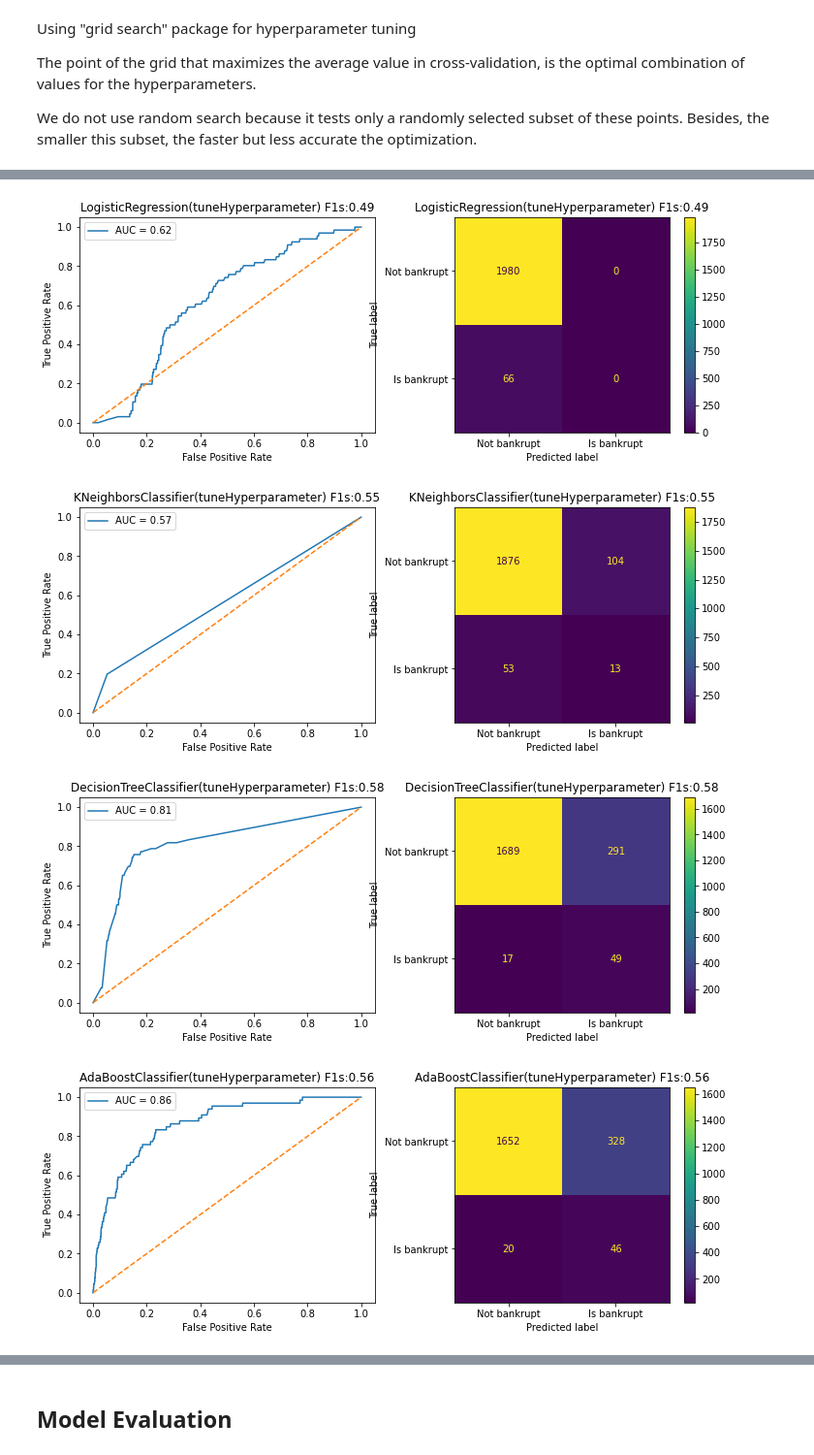
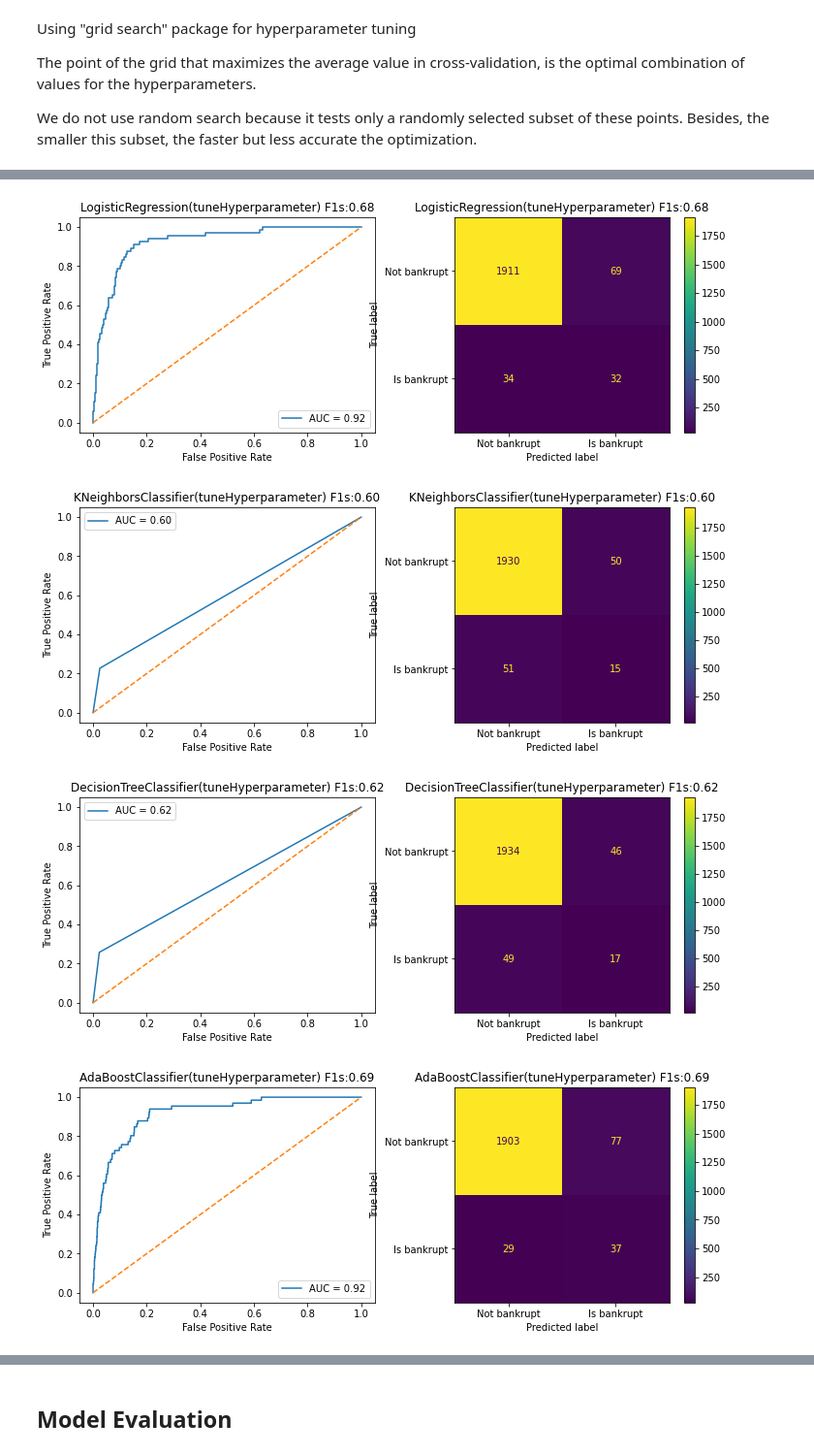
Before and after one commit to gg41825/ml-group-project, a Jupyter notebook: Bankruptcy_Jan20_final.ipynb, the cells around one changed output, grey strips where cells are left out. Shown at 97% size. Cells and saved outputs as stored; diff of their text form; code cells hidden in the pictures.

```diff
--- a/Bankruptcy_Jan20_final.ipynb
+++ b/Bankruptcy_Jan20_final.ipynb
@@ -454,3 +448,5 @@ GradientBoostingClassifier: train accurancy- 0.98 and test accruancy- 0.94
 check_overfitting(X_smote, y_smote, X_test, y_test, 30)
 # %% [output]
 [figure]
+# %%
+check_overfitting(X_overSampling, y_overSampling, X_test, y_test, 30)
@@ -533,5 +484,5 @@ GradientBoostingClassifier: train accurancy- 0.98 and test accruancy- 0.97
 # %%
-X_resample = X_smote.copy()
-y_resample = y_smote.copy()
+X_resample = X_overSampling.copy()
+y_resample = y_overSampling.copy()
 X_resample.shape, y_resample.shape
 # %% [output]
@@ -805,6 +719,7 @@ models_accurracy
 # %%
-X_train_final = X_train_kBest.copy()
-X_test_final = X_test_kBest.copy()
+
+X_train_final = train_targetHighCorr.copy()
+X_test_final = test_targetHighCorr.copy()
 
 X_train_final.shape, X_test_final.shape
 
@@ -896,20 +813,22 @@ model_params = {
             ],  # the number of trees in the forest
         },
     },
-    "gradient_boosting": {
-        "model": GradientBoostingClassifier(),
+    "XGBClassifier": {
+        "model": XGBClassifier(),
         "params": {
-            "n_estimators": [
+            "min_child_weight": [
                 1,
                 5,
-                7,
                 10,
-                44,
-                50,
-                60,
             ],  # the number of trees in the forest
+            "max_depth": [
+                3,
+                4,
+                5,
+            ],
         },
     },
+    # to-do Ginny add LGBM model
 }
 # %%
 # to find the best hyperparameters
@@ -938,11 +858,12 @@ df
 # %%
 # display optimal solutions
-optimal_models = [RandomForestClassifier(n_estimators=44),
-                  LogisticRegression(solver="liblinear", C=1),
-                  KNeighborsClassifier(n_neighbors=1, p=2),
-                  DecisionTreeClassifier(max_depth=10),
-                  AdaBoostClassifier(n_estimators=60),
-                  GradientBoostingClassifier(n_estimators=60),
+optimal_models = [RandomForestClassifier(n_estimators = 50),
+                  LogisticRegression(solver = "liblinear", C = 9),
+                  KNeighborsClassifier(n_neighbors = 1, p = 2),
+                  DecisionTreeClassifier(max_depth = 40),
+                  AdaBoostClassifier(n_estimators = 60),
+                  XGBClassifier(min_child_weight = 1, max_depth = 4),
+                  #to-do Ginny LGBM
                  ]
 models = optimal_models
 testModels(X_train_final, y_resample, X_test_final, y_test, C_OPT, True)
@@ -957,4 +879,4 @@ GradientBoostingClassifier: train accurancy- 0.89 and test accruancy- 0.86
-[figure, old version]
+[figure, new version]
-[figure, old version]
+[figure, new version]
-[figure, old version]
+[figure, new version]
-[figure, old version]
+[figure, new version]
```
Also changed, not shown: parts of 56 cells of this notebook.
